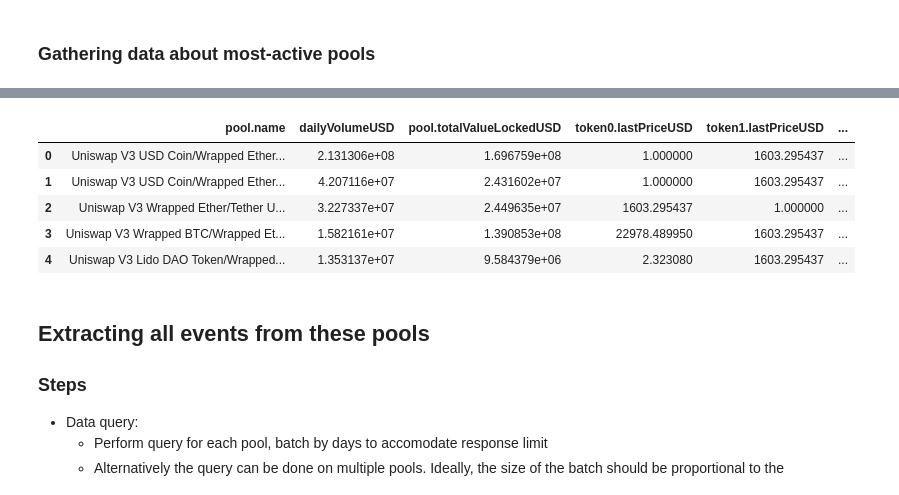
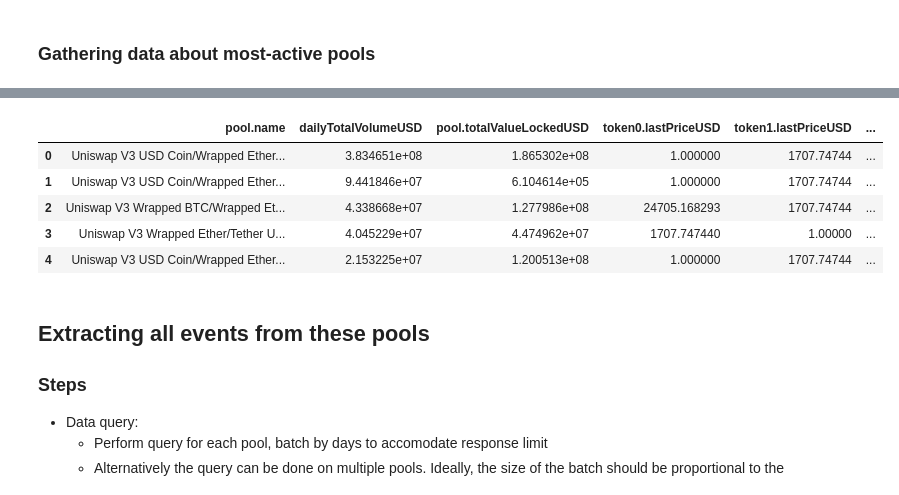
Before and after one commit to juliencarponcy/py0xcluster, a Jupyter notebook: notebooks/Pool_clustering.ipynb, the cells around one changed output, grey strips where cells are left out. Drawn from its saved outputs; the diff is of its cells as text; code cells hidden in the pictures.

```diff
--- a/notebooks/Pool_clustering.ipynb
+++ b/notebooks/Pool_clustering.ipynb
@@ -117,7 +120,7 @@ uni3pools_selector = PoolSelector(
     min_daily_volume_USD = 500000,
     min_TVL = 500000, # Not implemented. consider removing
     start_date = (2022,12,31),
-    end_date = (2023,1,17),
+    end_date = (2023,3,14),
     days_batch_size = 20)
 
 uni3_pools = uni3pools_selector.create_pool_selection(stables='exclude', verbose=True)
@@ -131,9 +137,9 @@ Queriying from 2022-12-31 00:00:00 to 2023-01-17 00:00:00
-|  | pool.name | dailyVolumeUSD | pool.totalValueLockedUSD | token0.lastPriceUSD | token1.lastPriceUSD | ... |
-| 0 | Uniswap V3 USD Coin/Wrapped Ether... | 2.131306e+08 | 1.696759e+08 | 1.000000 | 1603.295437 | ... |
-| 1 | Uniswap V3 USD Coin/Wrapped Ether... | 4.207116e+07 | 2.431602e+07 | 1.000000 | 1603.295437 | ... |
-| 2 | Uniswap V3 Wrapped Ether/Tether U... | 3.227337e+07 | 2.449635e+07 | 1603.295437 | 1.000000 | ... |
-| 3 | Uniswap V3 Wrapped BTC/Wrapped Et... | 1.582161e+07 | 1.390853e+08 | 22978.489950 | 1603.295437 | ... |
-| 4 | Uniswap V3 Lido DAO Token/Wrapped... | 1.353137e+07 | 9.584379e+06 | 2.323080 | 1603.295437 | ... |
+|  | pool.name | dailyTotalVolumeUSD | pool.totalValueLockedUSD | token0.lastPriceUSD | token1.lastPriceUSD | ... |
+| 0 | Uniswap V3 USD Coin/Wrapped Ether... | 3.834651e+08 | 1.865302e+08 | 1.000000 | 1707.74744 | ... |
+| 1 | Uniswap V3 USD Coin/Wrapped Ether... | 9.441846e+07 | 6.104614e+05 | 1.000000 | 1707.74744 | ... |
+| 2 | Uniswap V3 Wrapped BTC/Wrapped Et... | 4.338668e+07 | 1.277986e+08 | 24705.168293 | 1707.74744 | ... |
+| 3 | Uniswap V3 Wrapped Ether/Tether U... | 4.045229e+07 | 4.474962e+07 | 1707.747440 | 1.00000 | ... |
+| 4 | Uniswap V3 USD Coin/Wrapped Ether... | 2.153225e+07 | 1.200513e+08 | 1.000000 | 1707.74744 | ... |
 # %% [markdown]
 ## Extracting all events from these pools
 
```
Also changed, not shown: parts of 8 cells of this notebook.
